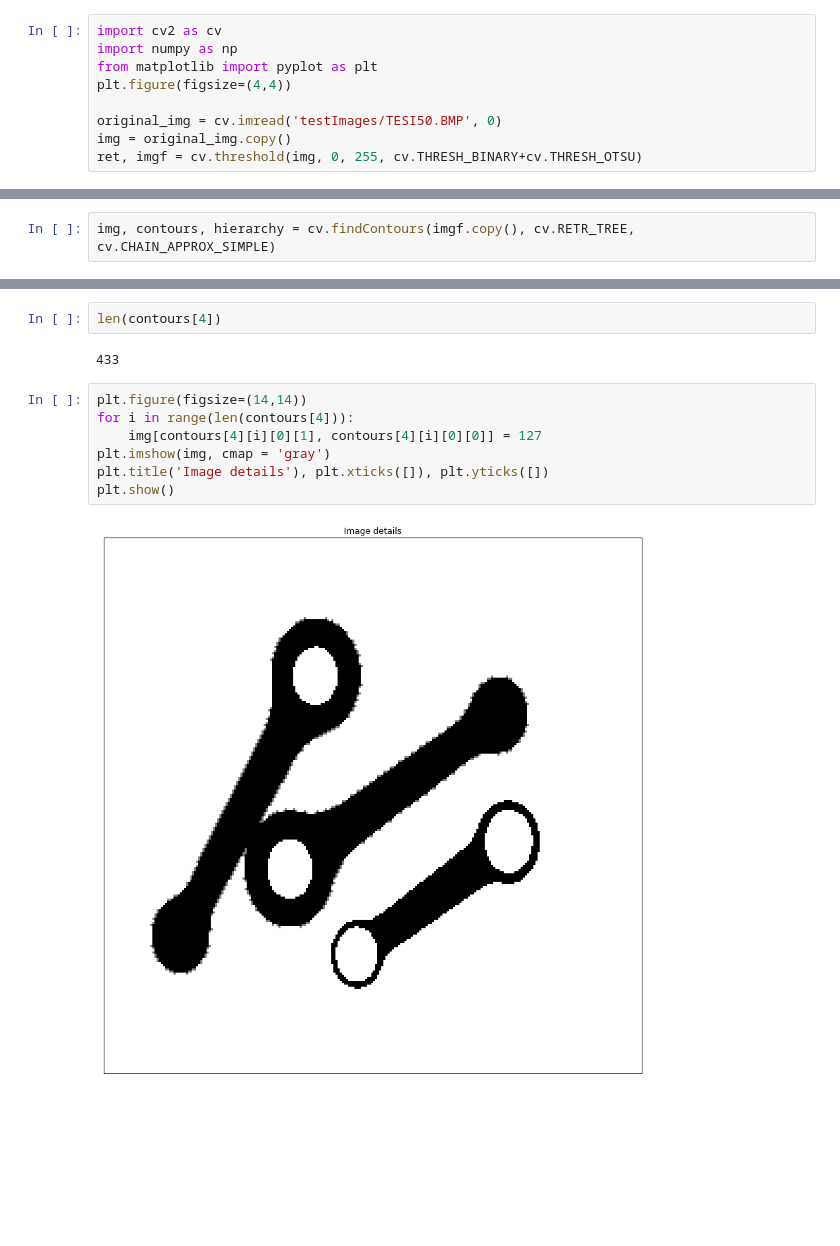
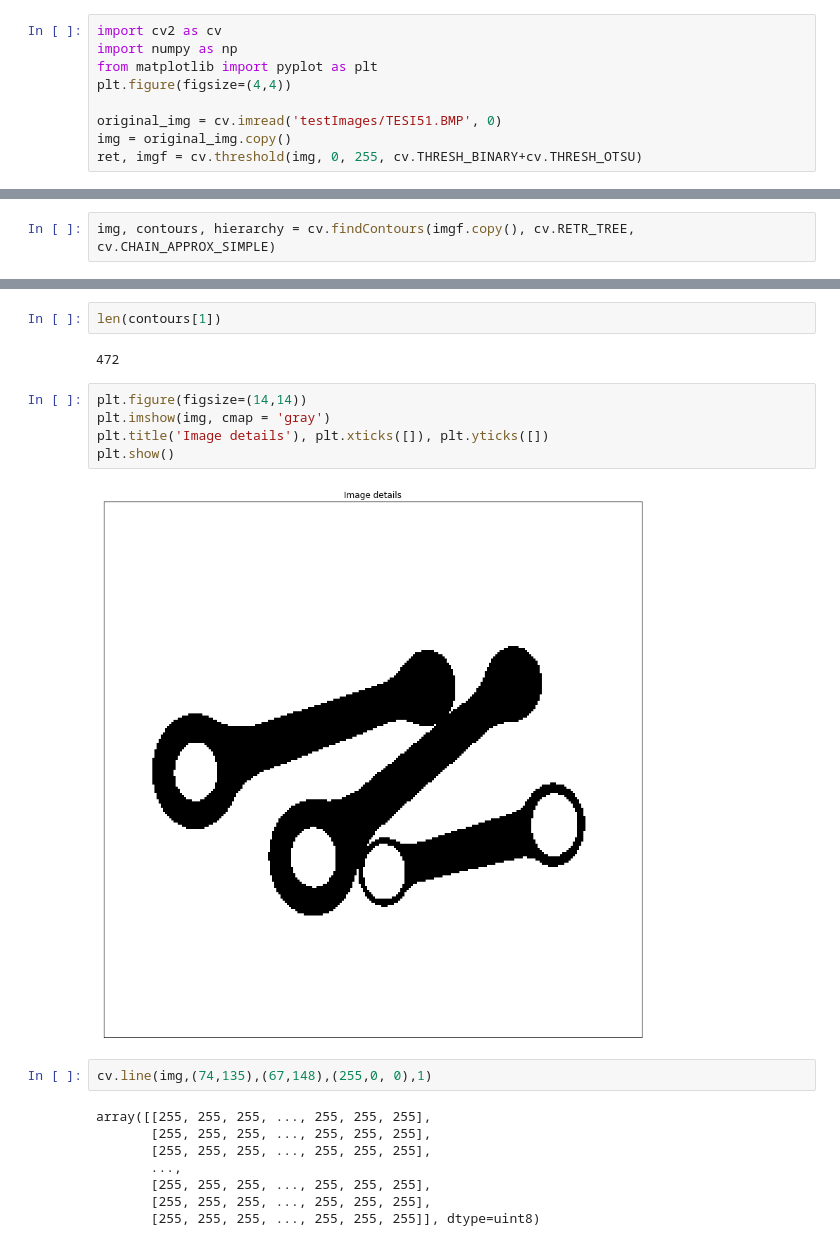
Before and after one commit to pptr3/connecting-rods, a Jupyter notebook: Connecting Rods.ipynb, the cells around one changed output, grey strips where cells are left out. Drawn from its saved outputs; the diff is of its cells as text; blank space fills up the shorter version.

```diff
--- a/Connecting Rods.ipynb
+++ b/Connecting Rods.ipynb
@@ -139,7 +139,7 @@ import numpy as np
 from matplotlib import pyplot as plt
 plt.figure(figsize=(4,4))
 
-original_img = cv.imread('testImages/TESI50.BMP', 0)
+original_img = cv.imread('testImages/TESI51.BMP', 0)
 img = original_img.copy()
 ret, imgf = cv.threshold(img, 0, 255, cv.THRESH_BINARY+cv.THRESH_OTSU)
 # %% [output]
@@ -207,13 +211,21 @@ while i < contour_len:
 # %%
-len(contours[4])
+len(contours[1])
 # %% [output]
-433
+472
 # %%
 plt.figure(figsize=(14,14))
-for i in range(len(contours[4])):
-    img[contours[4][i][0][1], contours[4][i][0][0]] = 127
 plt.imshow(img, cmap = 'gray')
 plt.title('Image details'), plt.xticks([]), plt.yticks([])
 plt.show()
 # %% [output]
-[figure, old version]
+[figure, new version]
+# %%
+cv.line(img,(74,135),(67,148),(255,0, 0),1)
+# %% [output]
+array([[255, 255, 255, ..., 255, 255, 255],
+       [255, 255, 255, ..., 255, 255, 255],
+       [255, 255, 255, ..., 255, 255, 255],
+       ...,
+       [255, 255, 255, ..., 255, 255, 255],
+       [255, 255, 255, ..., 255, 255, 255],
+       [255, 255, 255, ..., 255, 255, 255]], dtype=uint8)
```
Also changed, not shown: parts of 4 cells of this notebook.
